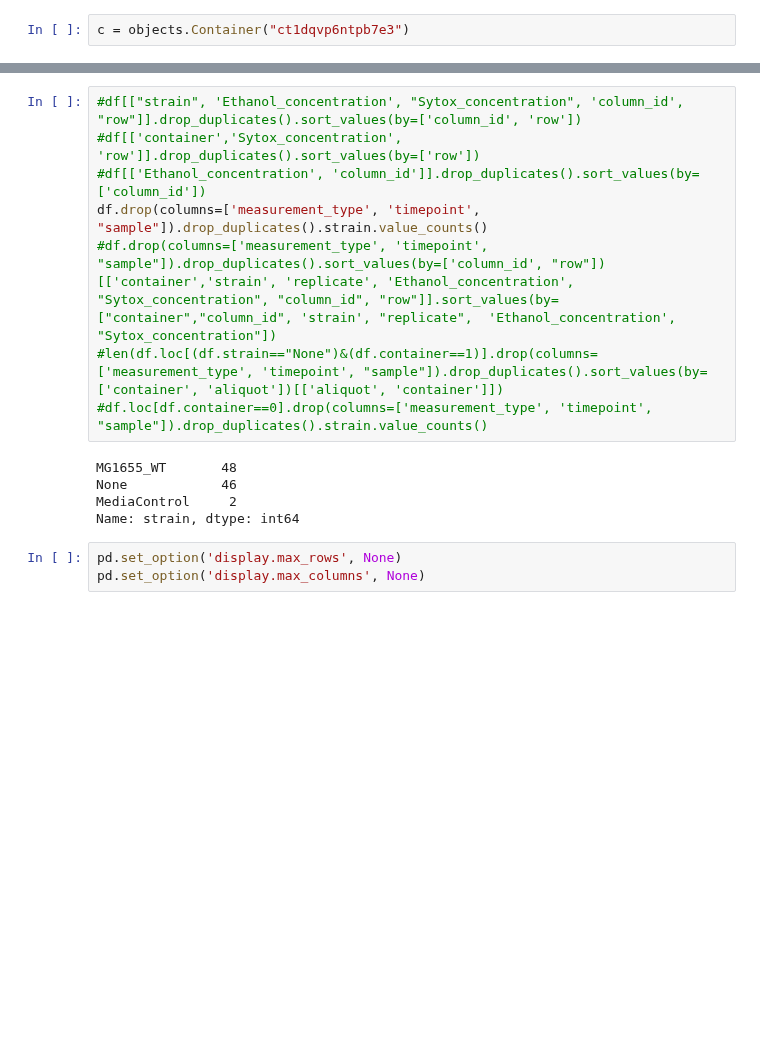
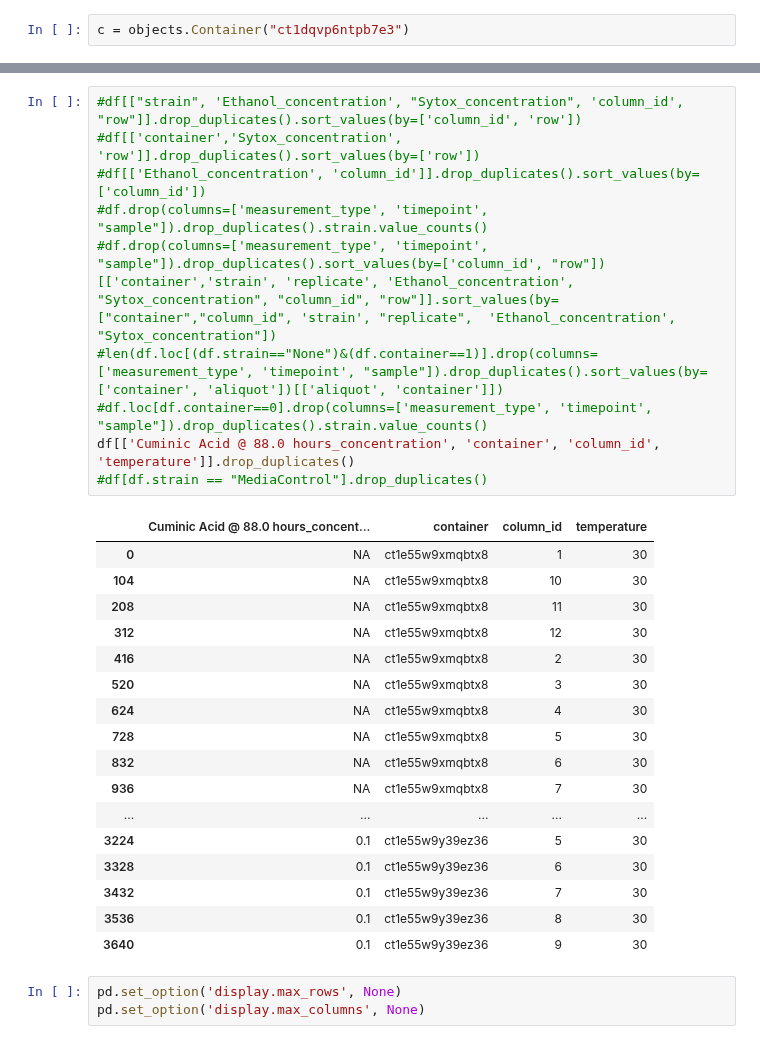
Before and after one commit to SD2E/pysd2cat, a Jupyter notebook: notebooks/scratch.ipynb, the cells around one changed output, grey strips where cells are left out. Drawn from its saved outputs; the diff is of its cells as text; blank space fills up the shorter version.

```diff
--- a/notebooks/scratch.ipynb
+++ b/notebooks/scratch.ipynb
@@ -673,16 +651,31 @@ df
 # %%
 #df[["strain", 'Ethanol_concentration', "Sytox_concentration", 'column_id', "row"]].drop_duplicates().sort_values(by=['column_id', 'row'])
 #df[['container','Sytox_concentration', 'row']].drop_duplicates().sort_values(by=['row'])
 #df[['Ethanol_concentration', 'column_id']].drop_duplicates().sort_values(by=['column_id'])
-df.drop(columns=['measurement_type', 'timepoint', "sample"]).drop_duplicates().strain.value_counts()
+#df.drop(columns=['measurement_type', 'timepoint', "sample"]).drop_duplicates().strain.value_counts()
 #df.drop(columns=['measurement_type', 'timepoint', "sample"]).drop_duplicates().sort_values(by=['column_id', "row"])[['container','strain', 'replicate', 'Ethanol_concentration', "Sytox_concentration", "column_id", "row"]].sort_values(by=["container","column_id", 'strain', "replicate",  'Ethanol_concentration', "Sytox_concentration"])
 #len(df.loc[(df.strain=="None")&(df.container==1)].drop(columns=['measurement_type', 'timepoint', "sample"]).drop_duplicates().sort_values(by=['container', 'aliquot'])[['aliquot', 'container']])
 #df.loc[df.container==0].drop(columns=['measurement_type', 'timepoint', "sample"]).drop_duplicates().strain.value_counts()
+df[['Cuminic Acid @ 88.0 hours_concentration', 'container', 'column_id', 'temperature']].drop_duplicates()
+#df[df.strain == "MediaControl"].drop_duplicates()
 # %% [output]
-MG1655_WT       48
-None            46
-MediaControl     2
-Name: strain, dtype: int64
+|  | Cuminic Acid @ 88.0 hours_concent... | container | column_id | temperature |
+| 0 | NA | ct1e55w9xmqbtx8 | 1 | 30 |
+| 104 | NA | ct1e55w9xmqbtx8 | 10 | 30 |
+| 208 | NA | ct1e55w9xmqbtx8 | 11 | 30 |
+| 312 | NA | ct1e55w9xmqbtx8 | 12 | 30 |
+| 416 | NA | ct1e55w9xmqbtx8 | 2 | 30 |
+| 520 | NA | ct1e55w9xmqbtx8 | 3 | 30 |
+| 624 | NA | ct1e55w9xmqbtx8 | 4 | 30 |
+| 728 | NA | ct1e55w9xmqbtx8 | 5 | 30 |
+| 832 | NA | ct1e55w9xmqbtx8 | 6 | 30 |
+| 936 | NA | ct1e55w9xmqbtx8 | 7 | 30 |
+| ... | ... | ... | ... | ... |
+| 3224 | 0.1 | ct1e55w9y39ez36 | 5 | 30 |
+| 3328 | 0.1 | ct1e55w9y39ez36 | 6 | 30 |
+| 3432 | 0.1 | ct1e55w9y39ez36 | 7 | 30 |
+| 3536 | 0.1 | ct1e55w9y39ez36 | 8 | 30 |
+| 3640 | 0.1 | ct1e55w9y39ez36 | 9 | 30 |
 # %%
 pd.set_option('display.max_rows', None)
 pd.set_option('display.max_columns', None)
```
Also changed, not shown: parts of 7 cells of this notebook, 3 other files.
